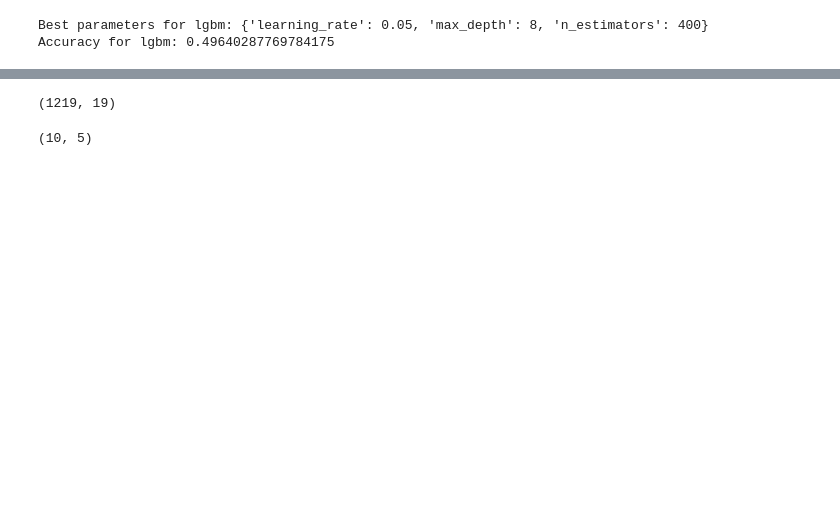
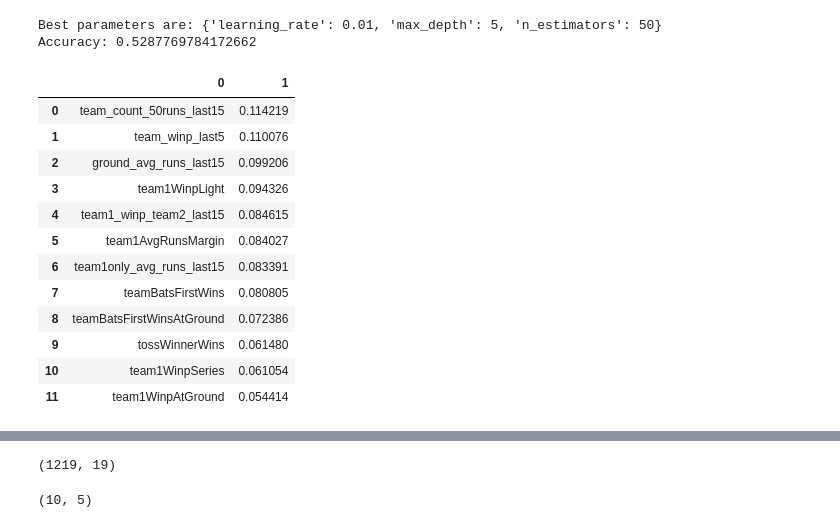
Before and after one commit to waitasecant/AmEx-Campus-Super-Bowl, a Jupyter notebook: main.ipynb, the cells around one changed output, grey strips where cells are left out. Drawn from its saved outputs; the diff is of its cells as text; code cells hidden in the pictures; blank space fills up the shorter version.

Commit message:
Score: 53.87, Model: LGBM

```diff
--- a/main.ipynb
+++ b/main.ipynb
@@ -324,12 +335,18 @@ train_data['team1WinpSeries'] = train_data.apply(lambda x: \
                                   team1WinpSeries(x['team1_id'], x['team2_id'], x['match_dt'], x['series_name']), axis=1)
 test_data['team1WinpSeries'] = test_data.apply(lambda x: \
                                   team1WinpSeries(x['team1_id'], x['team2_id'], x['match_dt'], x['series_name']), axis=1)
+
+# team1AvgRunsMargin
+train_data['team1AvgRunsMargin'] = train_data.apply(lambda x: \
+                                  team1AvgRunsMargin(x['team1_id'], x['team2_id'], x['match_dt'], 15), axis=1)
+test_data['team1AvgRunsMargin'] = test_data.apply(lambda x: \
+                                  team1AvgRunsMargin(x['team1_id'], x['team2_id'], x['match_dt'], 15), axis=1)
 # %%
 cols = ['team_count_50runs_last15', 'team_winp_last5',
 'team1only_avg_runs_last15', 'team1_winp_team2_last15',
 'ground_avg_runs_last15', 'tossWinnerWins', 'teamBatsFirstWins',
 'teamBatsFirstWinsAtGround', 'team1WinpAtGround', 'team1WinpLight',
-'team1WinpSeries']
+'team1WinpSeries', 'team1AvgRunsMargin']
 # %%
 train_data['winner_01'] = train_data.apply(lambda x: 1 if (x['team1']==x['winner']) else 0, axis=1)
 train_data.fillna(0, inplace=True), test_data.fillna(0, inplace=True)
@@ -336,38 +354,0 @@ train_data.fillna(0, inplace=True), test_data.fillna(0, inplace=True)
-# %%
-# Testing the model
-train_data_test = train_data.copy()
-train_data_test.sort_values(by='match_dt', inplace=True)
-X_train, y_train, X_test, y_test = train_data_test[cols][:670], train_data_test['winner_01'][:670], train_data_test[cols][670:], train_data_test['winner_01'][670:]
-
-models = {
-    # 'xgb': xgb.XGBClassifier(random_state=0),
-    'lgbm': lgb.LGBMClassifier(random_state=0, verbose=-1),
-    # 'cat': cat.CatBoostClassifier(random_state=0, verbose=0),
-    # 'gb' : GradientBoostingClassifier(random_state=0)
-}
-
-grid = {
-    # 'xgb': {'n_estimators':[50,100,150,200,400,500],
-    #         'learning_rate':[0.05, 0.1, 0.2, 0.5, 1,1.5,2],
-    #         'max_depth':[3,4,5,6,7,8,9,10]},
-    'lgbm': {'n_estimators':[50,100,150,200,400,500],
-            'learning_rate':[0.05, 0.1, 0.2, 0.5, 1,1.5,2],
-            'max_depth':[3,4,5,6,7,8,9,10]},
-    # 'cat': {'iterations': [50,100],
-    #         'learning_rate':[0.05, 0.1, 0.2, 0.5, 1,1.5,2],
-    #         'depth':[3,4,5,6,7,8,9,10]},
-    # 'gb' : {'n_estimators':[50,100,150,200,400,500],
-    #         'learning_rate':[0.05, 0.1, 0.2, 0.5, 1,1.5,2],
-    #         'max_depth':[3,4,5,6,7,8,9,10]}
-}
-
-for model_name, model in models.items():
-    gs = GridSearchCV(model, grid[model_name], cv=5, n_jobs=-1)
-    gs.fit(X_train, y_train)
-    print(f"Best parameters for {model_name}: {gs.best_params_}")
-    y_pred = gs.predict(X_test)
-    acc = np.mean(y_pred == y_test)
-    print(f'Accuracy for {model_name}: {acc}')
-# %% [output]
-Best parameters for lgbm: {'learning_rate': 0.05, 'max_depth': 8, 'n_estimators': 400}
-Accuracy for lgbm: 0.49640287769784175
@@ -373,0 +359,34 @@ Accuracy for lgbm: 0.49640287769784175
+# %%
+# XGBOOST
+clf_xgb = xgb.XGBClassifier(random_state=0, njobs=-1, verbosity=0, eval_metric='error', objective='binary:logistic')
+param_xgb = {'n_estimators':[50,100,200,500],
+            'learning_rate':[0.01, 0.05, 0.1, 0.2],
+            'max_depth':[3,5,7,9]}
+
+gs_xgb = GridSearchCV(clf_xgb, param_xgb, cv=5, n_jobs=-1)
+gs_xgb.fit(X_train, y_train)
+print(f"Best parameters are: {gs_xgb.best_params_}")
+y_pred = gs_xgb.predict(X_test)
+acc = np.mean(y_pred == y_test)
+print(f'Accuracy: {acc}')
+# %% [output]
+Best parameters are: {'learning_rate': 0.01, 'max_depth': 5, 'n_estimators': 50}
+Accuracy: 0.5287769784172662
+# %%
+a = list(zip(cols, gs_xgb.best_estimator_.feature_importances_))
+a.sort(key=lambda x: x[1], reverse=True)
+pd.DataFrame(a)
+# %% [output]
+|  | 0 | 1 |
+| 0 | team_count_50runs_last15 | 0.114219 |
+| 1 | team_winp_last5 | 0.110076 |
+| 2 | ground_avg_runs_last15 | 0.099206 |
+| 3 | team1WinpLight | 0.094326 |
+| 4 | team1_winp_team2_last15 | 0.084615 |
+| 5 | team1AvgRunsMargin | 0.084027 |
+| 6 | team1only_avg_runs_last15 | 0.083391 |
+| 7 | teamBatsFirstWins | 0.080805 |
+| 8 | teamBatsFirstWinsAtGround | 0.072386 |
+| 9 | tossWinnerWins | 0.061480 |
+| 10 | team1WinpSeries | 0.061054 |
+| 11 | team1WinpAtGround | 0.054414 |
```
Also changed, not shown: parts of 32 cells of this notebook, 4 other files.
